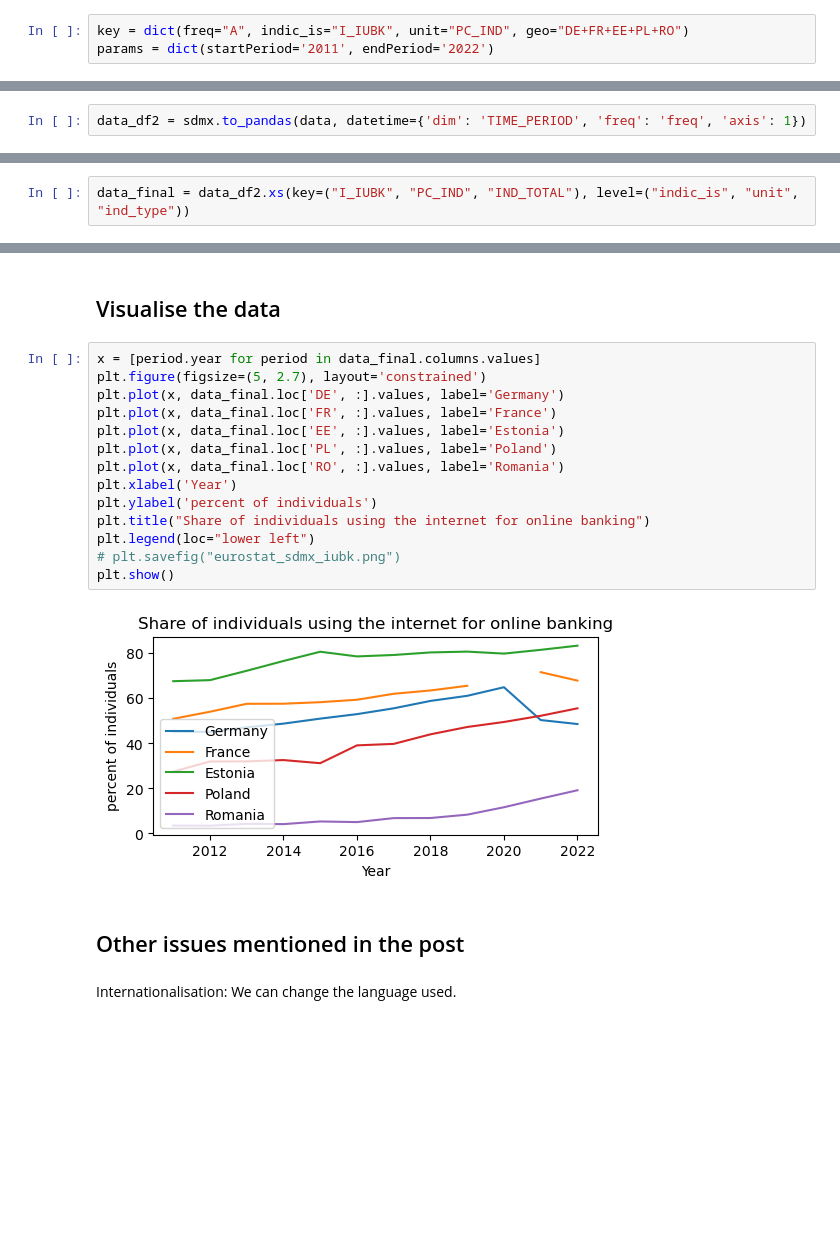
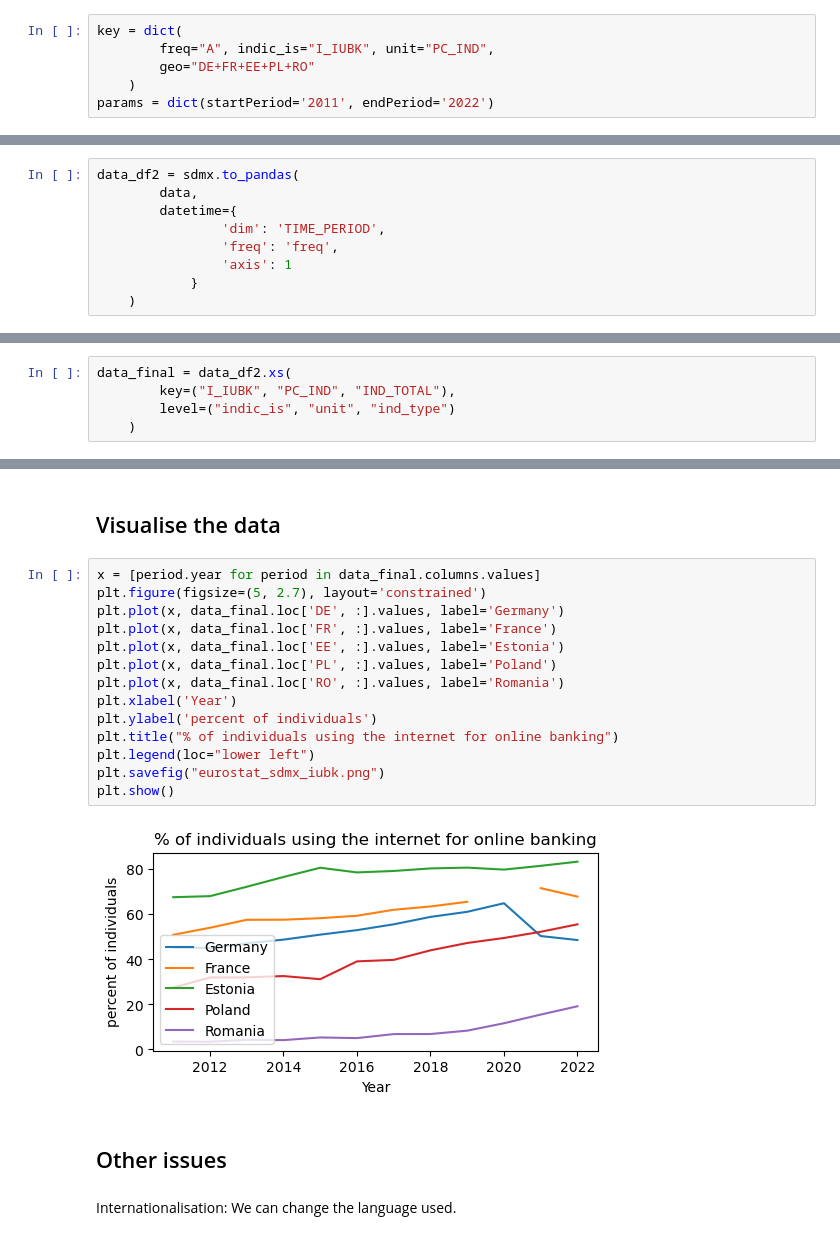
Before and after one commit to sebpaulo/blog-code-examples, a Jupyter notebook: post_4/sdmx_eurostat.ipynb, the cells around one changed output, grey strips where cells are left out. Cells and saved outputs as stored; diff of their text form; blank space fills up the shorter version.

Commit message:
clean formatting in post_4

```diff
--- a/post_4/sdmx_eurostat.ipynb
+++ b/post_4/sdmx_eurostat.ipynb
@@ -298,7 +296,10 @@ metadata.codelist
 # %% [markdown]
 From above analysis of the structure, we can decide how to filter a subset of the data.
 # %%
-key = dict(freq="A", indic_is="I_IUBK", unit="PC_IND", geo="DE+FR+EE+PL+RO")
+key = dict(
+        freq="A", indic_is="I_IUBK", unit="PC_IND",
+        geo="DE+FR+EE+PL+RO"
+    )
 params = dict(startPeriod='2011', endPeriod='2022')
 # %%
 data_msg = estat.data('TIN00099', key=key, params=params)
@@ -390,5 +391,12 @@ MultiIndex([('A', 'I_IUBK', 'PC_IND', 'IND_TOTAL', 'DE', '2011'),
 # %% [markdown]
 A more convenient way to arrange the data is this:
 # %%
-data_df2 = sdmx.to_pandas(data, datetime={'dim': 'TIME_PERIOD', 'freq': 'freq', 'axis': 1})
+data_df2 = sdmx.to_pandas(
+        data,
+        datetime={
+                'dim': 'TIME_PERIOD',
+                'freq': 'freq',
+                'axis': 1
+            }
+    )
 # %% [markdown]
@@ -418,7 +426,10 @@ data_df2
 # %% [markdown]
 A final clean-up to have a simple index with only the countries.
 # %%
-data_final = data_df2.xs(key=("I_IUBK", "PC_IND", "IND_TOTAL"), level=("indic_is", "unit", "ind_type"))
+data_final = data_df2.xs(
+        key=("I_IUBK", "PC_IND", "IND_TOTAL"),
+        level=("indic_is", "unit", "ind_type")
+    )
 # %%
 data_final
 # %% [output]
@@ -436,21 +447,21 @@ The missing data point we have already noticed is FR-2020.
 # %%
 x = [period.year for period in data_final.columns.values]
 plt.figure(figsize=(5, 2.7), layout='constrained')
 plt.plot(x, data_final.loc['DE', :].values, label='Germany')
 plt.plot(x, data_final.loc['FR', :].values, label='France')
 plt.plot(x, data_final.loc['EE', :].values, label='Estonia')
 plt.plot(x, data_final.loc['PL', :].values, label='Poland')
 plt.plot(x, data_final.loc['RO', :].values, label='Romania')
 plt.xlabel('Year')
 plt.ylabel('percent of individuals')
-plt.title("Share of individuals using the internet for online banking")
+plt.title("% of individuals using the internet for online banking")
 plt.legend(loc="lower left")
-# plt.savefig("eurostat_sdmx_iubk.png")
+plt.savefig("eurostat_sdmx_iubk.png")
 plt.show()
 # %% [output]
-[figure, old version]
+[figure, new version]
 # %% [markdown]
-## Other issues mentioned in the post
+## Other issues
 # %% [markdown]
 Internationalisation: We can change the language used.
 # %% [markdown]
```
Also changed, not shown: parts of 16 cells of this notebook, 2 other files.
